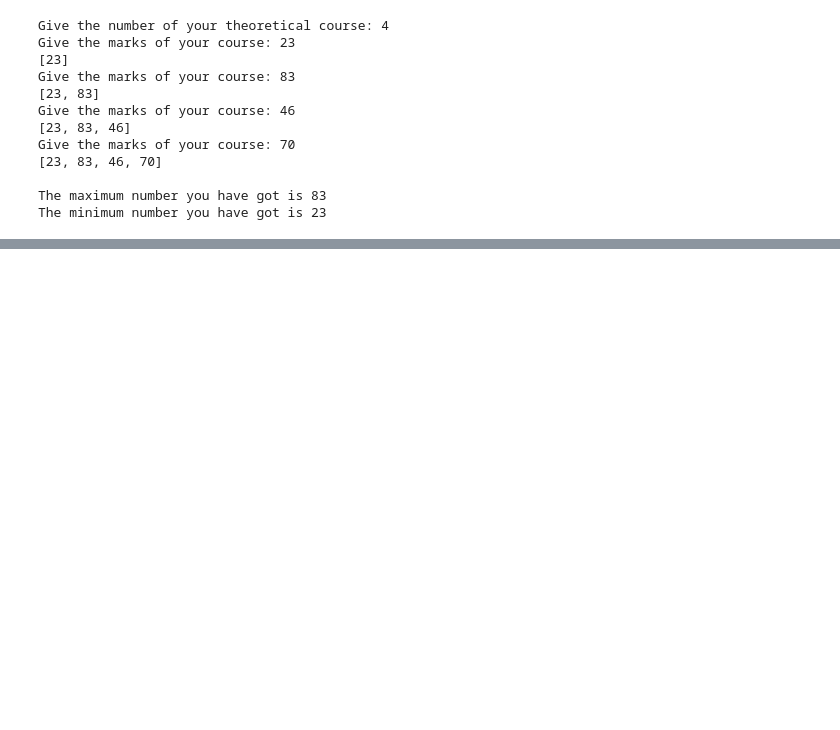
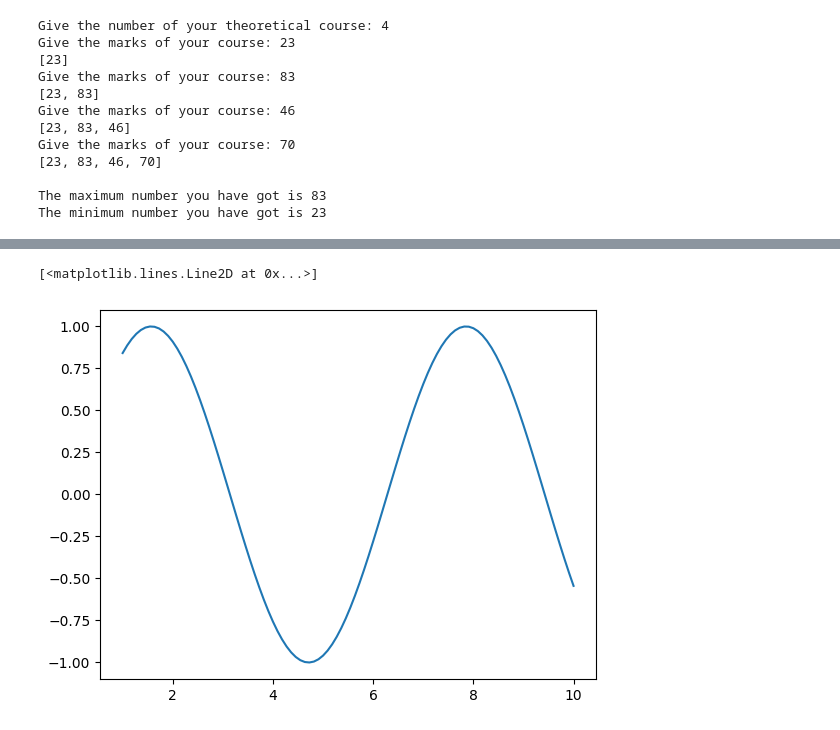
Before and after one commit to suraim001/Python_Programming, a Jupyter notebook: python.ipynb, the cells around one changed output, grey strips where cells are left out. Saved outputs shown, nothing was run; the diff lists cells and outputs as text; code cells hidden in the pictures; blank space fills up the shorter version.

```diff
--- a/python.ipynb
+++ b/python.ipynb
@@ -626,0 +782,6 @@ The minimum number you have got is 23
+# %%
+z = np.linspace(1,10,100)
+plt.plot(z, np.sin(z))
+# %% [output]
+[<matplotlib.lines.Line2D at 0x...>]
+[figure, added]
```
Also changed, not shown: parts of 10 cells of this notebook.
